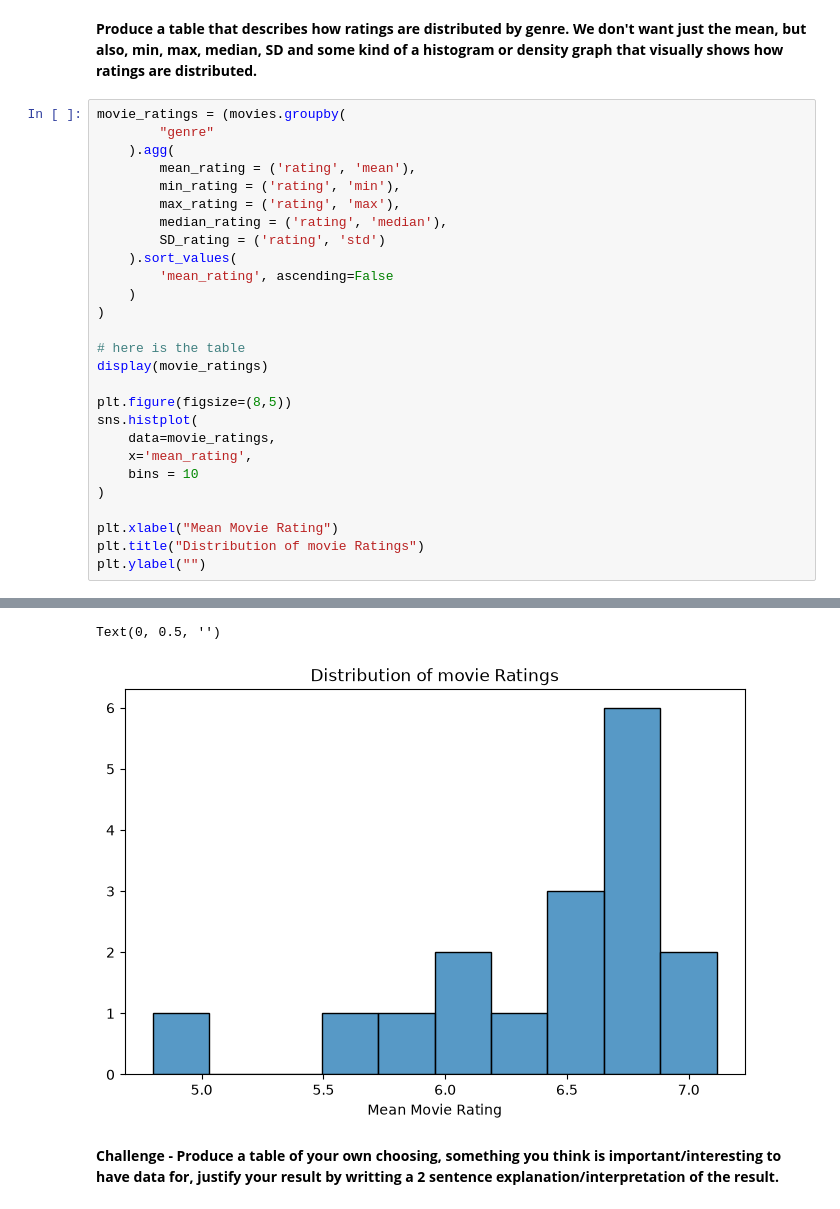
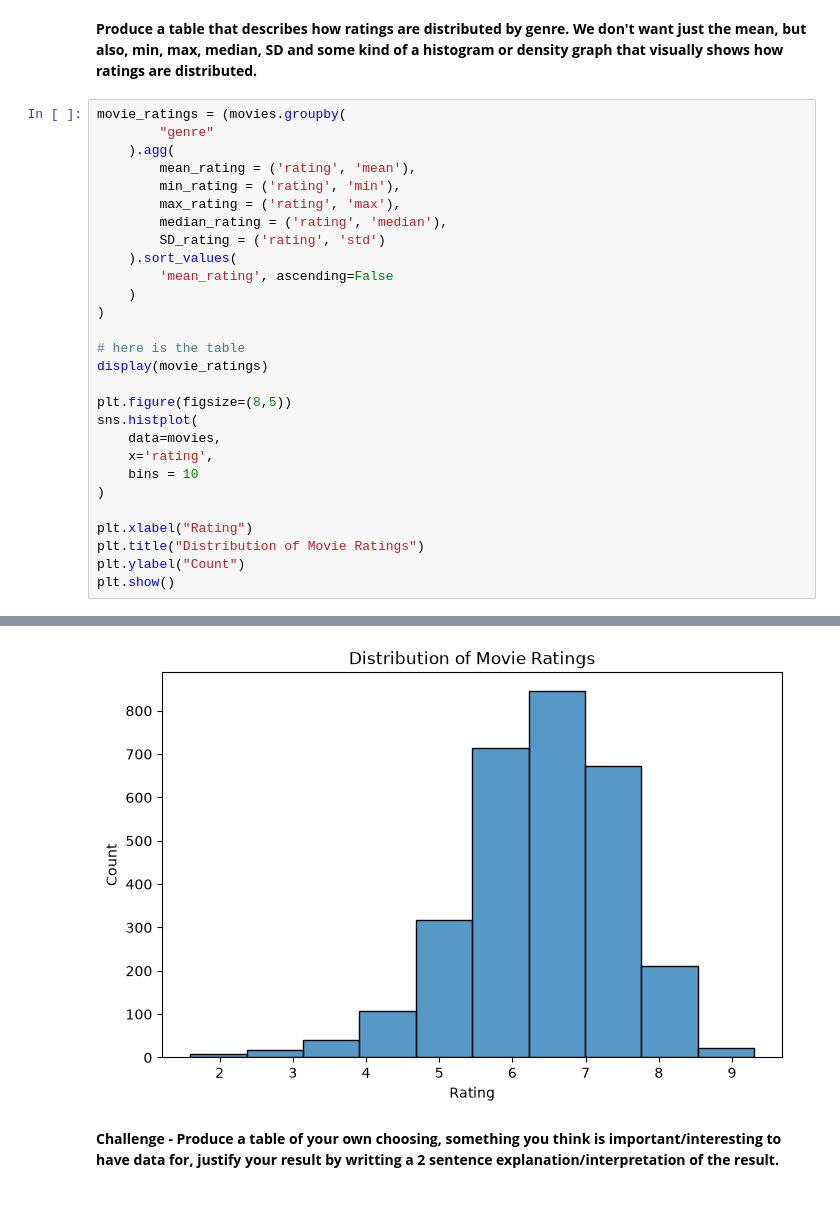
Before and after one commit to Brennan-Chan/Analytics-Through-Coding-AUT_26, a Jupyter notebook: Session_2/Homework.ipynb, the cells around one changed output, grey strips where cells are left out. Cells and saved outputs as stored; diff of their text form.

```diff
--- a/Session_2/Homework.ipynb
+++ b/Session_2/Homework.ipynb
@@ -152,14 +152,15 @@ display(movie_ratings)
 
 plt.figure(figsize=(8,5))
 sns.histplot(
-    data=movie_ratings,
-    x='mean_rating',
+    data=movies,
+    x='rating',
     bins = 10
 )
 
-plt.xlabel("Mean Movie Rating")
-plt.title("Distribution of movie Ratings")
-plt.ylabel("")
+plt.xlabel("Rating")
+plt.title("Distribution of Movie Ratings")
+plt.ylabel("Count")
+plt.show()
 # %% [output]
 |  | mean_rating | min_rating | max_rating | median_rating | SD_rating |
 | genre |  |  |  |  |  |
@@ -183,5 +184,4 @@ plt.ylabel("")
-Text(0, 0.5, '')
-[figure, old version]
+[figure, new version]
 # %% [markdown]
 **Challenge - Produce a table of your own choosing, something you think is important/interesting to have data for, justify your result by writting a 2 sentence explanation/interpretation of the result.**
 # %%
```
Also changed, not shown: parts of 5 cells of this notebook, 1 other file.
